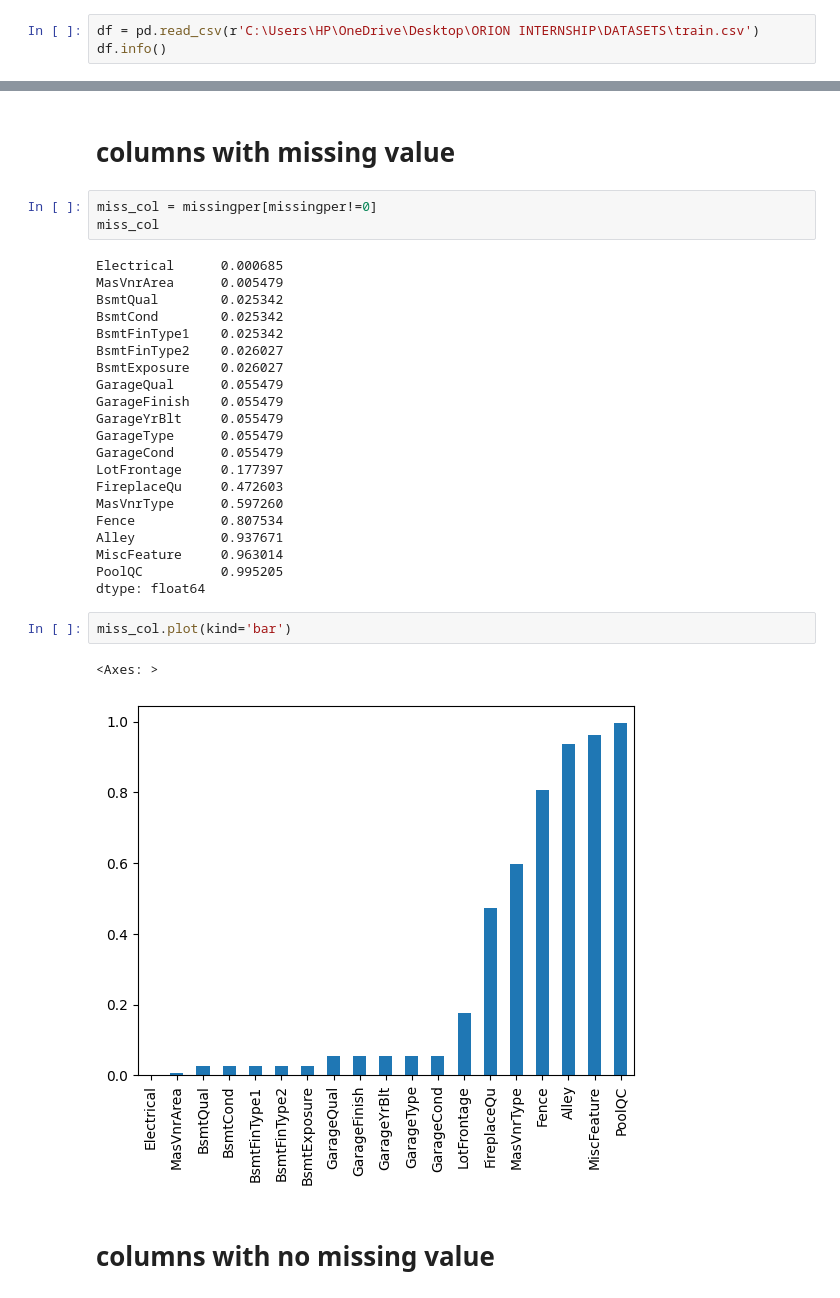
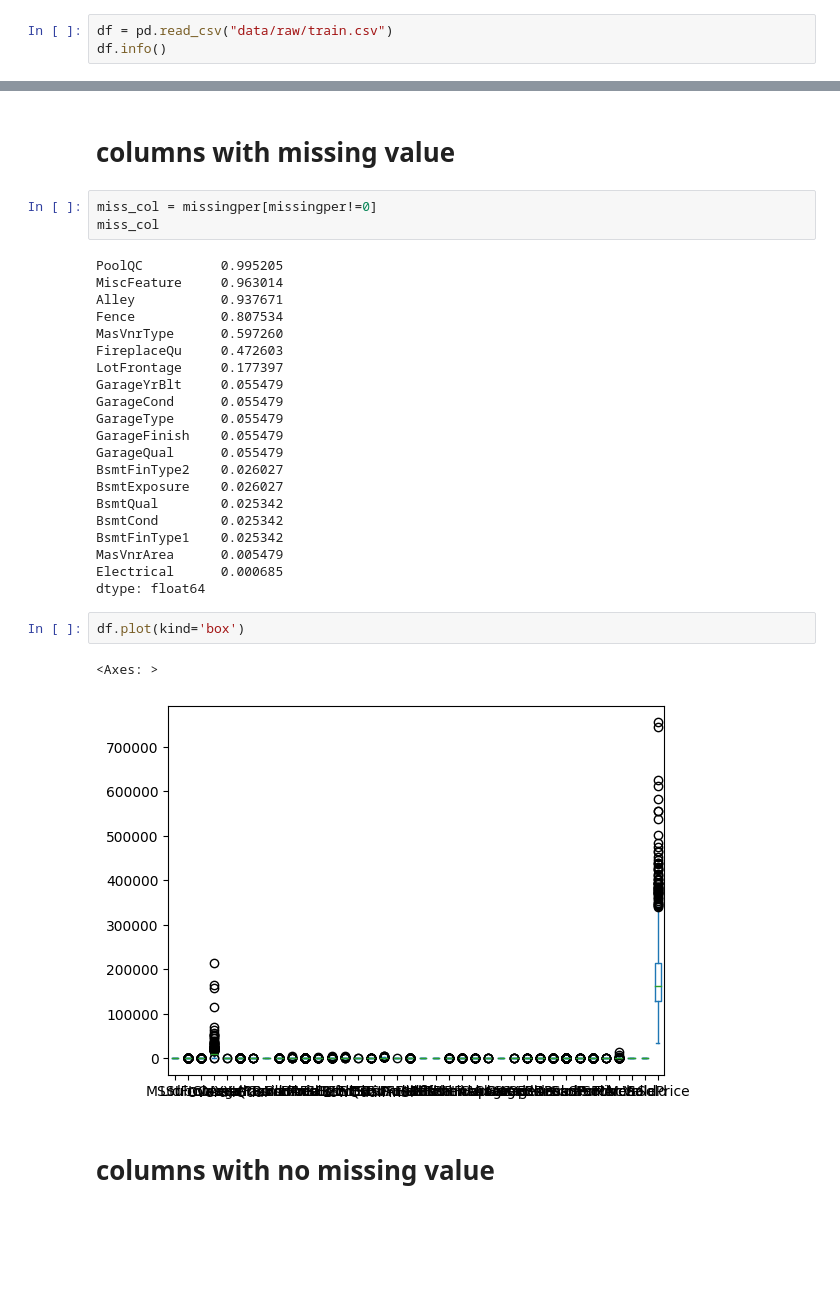
Before and after one commit to kaustubhnair02/OrionInternship-23, a Jupyter notebook: notebooks/EDA.ipynb, the cells around one changed output, grey strips where cells are left out. Cells and saved outputs as stored; diff of their text form; blank space fills up the shorter version.

Commit message:
Do analysis and visualization of dataset variables

```diff
--- a/notebooks/EDA.ipynb
+++ b/notebooks/EDA.ipynb
@@ -15,7 +15,7 @@ from sklearn.preprocessing import LabelEncoder
 # %% [markdown]
 # Importing dataset
 # %%
-df = pd.read_csv(r'C:\Users\HP\OneDrive\Desktop\ORION INTERNSHIP\DATASETS\train.csv')
+df = pd.read_csv("data/raw/train.csv")
 df.info()
 # %% [output]
 <class 'pandas.core.frame.DataFrame'>
@@ -152,31 +152,31 @@ missingper.plot(kind='bar')
 miss_col = missingper[missingper!=0]
 miss_col
 # %% [output]
-Electrical      0.000685
-MasVnrArea      0.005479
+PoolQC          0.995205
+MiscFeature     0.963014
+Alley           0.937671
+Fence           0.807534
+MasVnrType      0.597260
+FireplaceQu     0.472603
+LotFrontage     0.177397
+GarageYrBlt     0.055479
+GarageCond      0.055479
+GarageType      0.055479
+GarageFinish    0.055479
+GarageQual      0.055479
+BsmtFinType2    0.026027
+BsmtExposure    0.026027
 BsmtQual        0.025342
 BsmtCond        0.025342
 BsmtFinType1    0.025342
-BsmtFinType2    0.026027
-BsmtExposure    0.026027
-GarageQual      0.055479
-GarageFinish    0.055479
-GarageYrBlt     0.055479
-GarageType      0.055479
-GarageCond      0.055479
-LotFrontage     0.177397
-FireplaceQu     0.472603
-MasVnrType      0.597260
-Fence           0.807534
-Alley           0.937671
-MiscFeature     0.963014
-PoolQC          0.995205
+MasVnrArea      0.005479
+Electrical      0.000685
 dtype: float64
 # %%
-miss_col.plot(kind='bar')
+df.plot(kind='box')
 # %% [output]
 <Axes: >
-[figure, old version]
+[figure, new version]
 # %% [markdown]
 # columns with no missing value
 # %%
```
Also changed, not shown: parts of 8 cells of this notebook, 5 other files.
